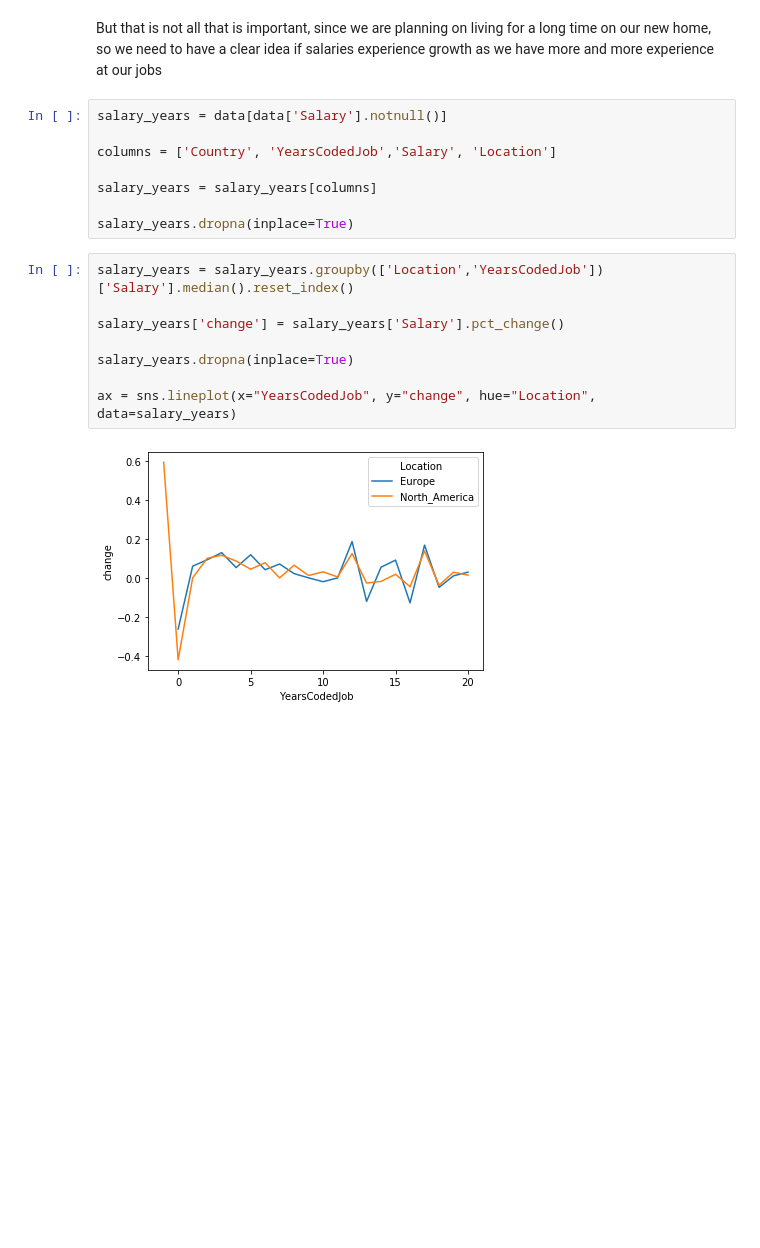
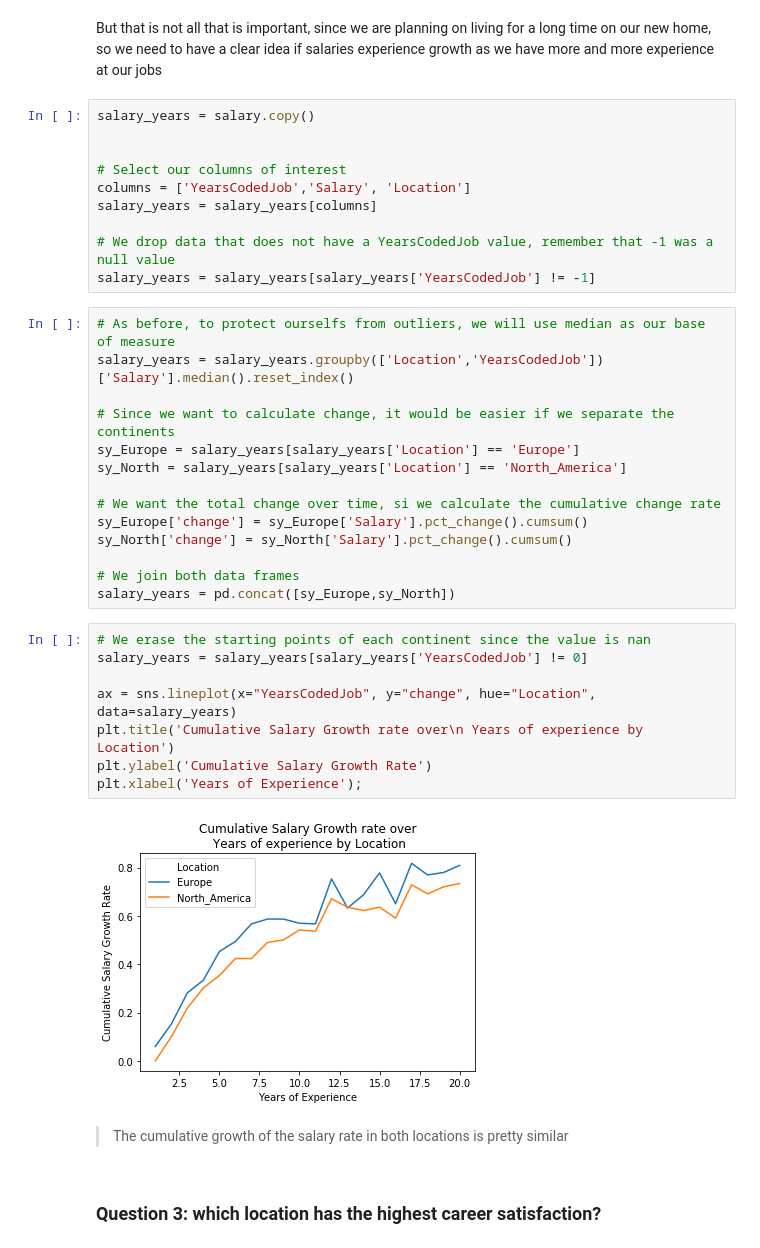
Before and after one commit to dancor7/Udacity-Write-a-Data-Science-Blog-Post, a Jupyter notebook: Code.ipynb, the cells around one changed output. Drawn from its saved outputs; the diff is of its cells as text; blank space fills up the shorter version.

```diff
--- a/Code.ipynb
+++ b/Code.ipynb
@@ -113,21 +246,41 @@ sns.barplot(x = 'Location', y = 'Salary', hue = 'FormalEducation', data = x)
 # %% [markdown]
 But that is not all that is important, since we are planning on living for a long time on our new home, so we need to have a clear idea if salaries experience growth as we have more and more experience at our jobs
-# %%
-salary_years = data[data['Salary'].notnull()]
-
-columns = ['Country', 'YearsCodedJob','Salary', 'Location']
-
-salary_years = salary_years[columns]
-
-salary_years.dropna(inplace=True)
-# %%
-salary_years = salary_years.groupby(['Location','YearsCodedJob'])['Salary'].median().reset_index()
-
-salary_years['change'] = salary_years['Salary'].pct_change()
-
-salary_years.dropna(inplace=True)
-
-ax = sns.lineplot(x="YearsCodedJob", y="change", hue="Location", data=salary_years)
-# %% [output]
-[figure, removed]
+# %%
+salary_years = salary.copy()
+
+
+# Select our columns of interest
+columns = ['YearsCodedJob','Salary', 'Location']
+salary_years = salary_years[columns]
+
+# We drop data that does not have a YearsCodedJob value, remember that -1 was a null value
+salary_years = salary_years[salary_years['YearsCodedJob'] != -1]
+# %%
+# As before, to protect ourselfs from outliers, we will use median as our base of measure
+salary_years = salary_years.groupby(['Location','YearsCodedJob'])['Salary'].median().reset_index()
+
+# Since we want to calculate change, it would be easier if we separate the continents
+sy_Europe = salary_years[salary_years['Location'] == 'Europe']
+sy_North = salary_years[salary_years['Location'] == 'North_America']
+
+# We want the total change over time, si we calculate the cumulative change rate
+sy_Europe['change'] = sy_Europe['Salary'].pct_change().cumsum()
+sy_North['change'] = sy_North['Salary'].pct_change().cumsum()
+
+# We join both data frames
+salary_years = pd.concat([sy_Europe,sy_North])
+# %%
+# We erase the starting points of each continent since the value is nan
+salary_years = salary_years[salary_years['YearsCodedJob'] != 0]
+
+ax = sns.lineplot(x="YearsCodedJob", y="change", hue="Location", data=salary_years)
+plt.title('Cumulative Salary Growth rate over\n Years of experience by Location')
+plt.ylabel('Cumulative Salary Growth Rate')
+plt.xlabel('Years of Experience');
+# %% [output]
+[figure, added]
+# %% [markdown]
+> The cumulative growth of the salary rate in both locations is pretty similar
+# %% [markdown]
+### Question 3: which location has the highest career satisfaction?
 # %%
```
Also changed, not shown: parts of 46 cells of this notebook.
